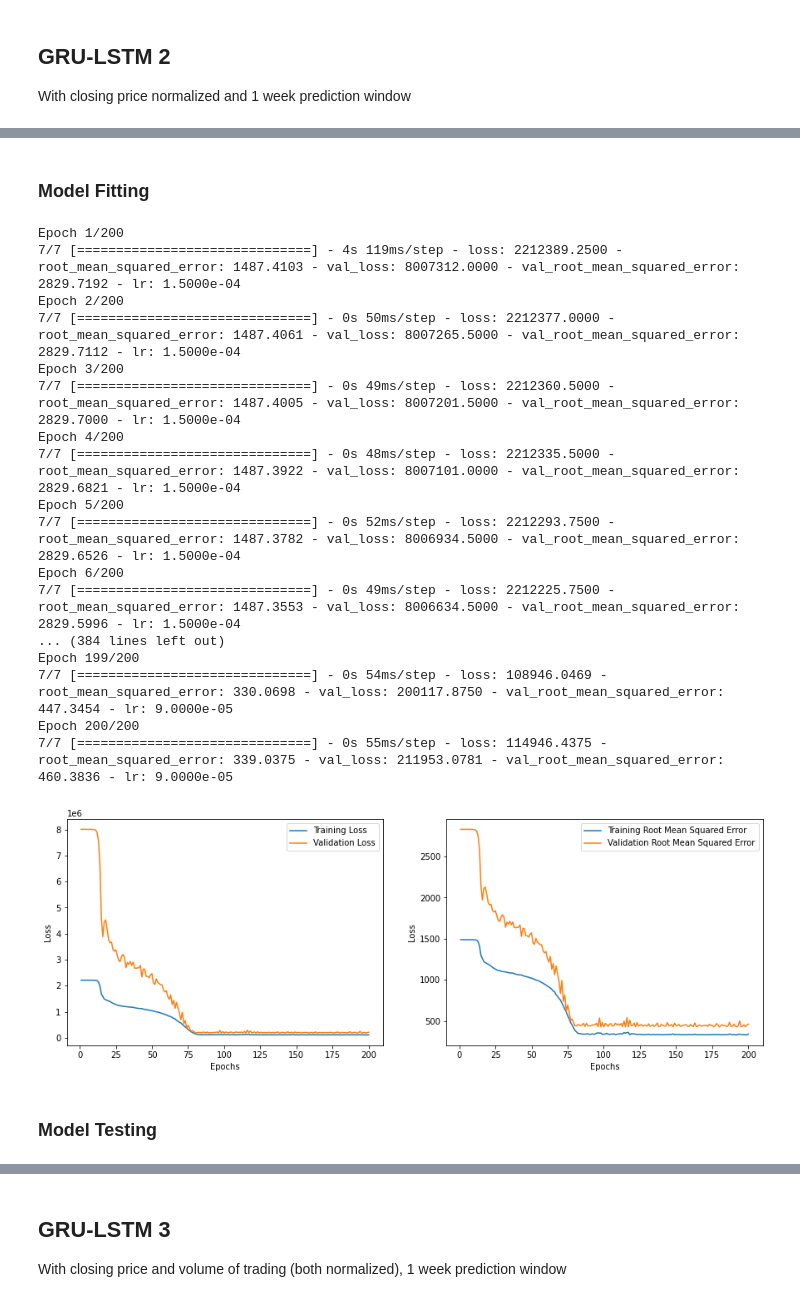
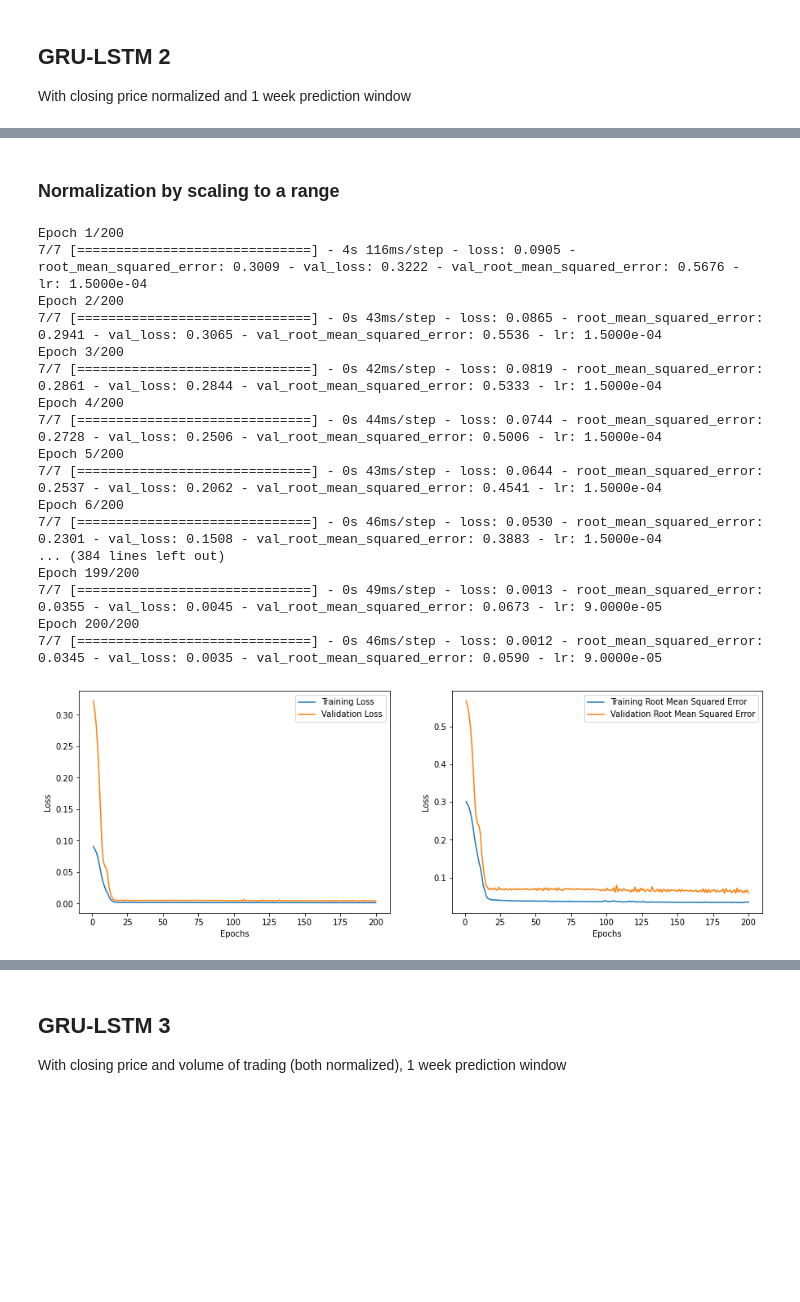
Before and after one commit to Ilia-Gershen/TYP-project, a Jupyter notebook: DeepLearningModelGRU_LSTM.ipynb, the cells around one changed output, grey strips where cells are left out. Cells and saved outputs as stored; diff of their text form; code cells hidden in the pictures; blank space fills up the shorter version.

```diff
--- a/DeepLearningModelGRU_LSTM.ipynb
+++ b/DeepLearningModelGRU_LSTM.ipynb
@@ -479,3 +472,5 @@ _________________________________________________________________
+# %% [markdown]
+### Normalization by scaling to a range
 # %%
 def scheduler(epoch):
   if epoch <= 125:
@@ -486,59 +481,31 @@ def scheduler(epoch):
   return lrate
 
 callback = tf.keras.callbacks.LearningRateScheduler(scheduler)
-# %% [markdown]
-### Model Fitting
-# %%
-ETH_Model = Model()
-ETH_Model.compile(optimizer = tf.keras.optimizers.Adam(), loss = 'mse', metrics = tf.keras.metrics.RootMeanSquaredError())
-ETH_hist = ETH_Model.fit(ETH_Train_X, ETH_Train_Y, epochs = 200, validation_data = (ETH_Val_X, ETH_Val_Y), callbacks = [callback])
-#plotting
-historyDict = ETH_hist.history
-
-loss = historyDict["loss"]
-root_mean_squared_error = historyDict["root_mean_squared_error"]
-valLoss = historyDict["val_loss"]
-val_root_mean_squared_error = historyDict["val_root_mean_squared_error"]
-
-epochs = range(1, len(loss) + 1)
-
-fig, (ax1, ax2) = plt.subplots(1, 2)
-
-fig.set_figheight(5)
-fig.set_figwidth(15)
-
-ax1.plot(epochs, loss, label = 'Training Loss')
-ax1.plot(epochs, valLoss, label = 'Validation Loss')
-ax1.set(xlabel = "Epochs", ylabel = "Loss")
-ax1.legend()
-
-ax2.plot(epochs, root_mean_squared_error, label = "Training Root Mean Squared Error")
-ax2.plot(epochs, val_root_mean_squared_error, label = "Validation Root Mean Squared Error")
-ax2.set(xlabel = "Epochs", ylabel = "Loss")
-ax2.legend()
-
-plt.show()
-# %% [output]
-Epoch 1/200
-7/7 [==============================] - 4s 119ms/step - loss: 2212389.2500 - root_mean_squared_error: 1487.4103 - val_loss: 8007312.0000 - val_root_mean_squared_error: 2829.7192 - lr: 1.5000e-04
-Epoch 2/200
-7/7 [==============================] - 0s 50ms/step - loss: 2212377.0000 - root_mean_squared_error: 1487.4061 - val_loss: 8007265.5000 - val_root_mean_squared_error: 2829.7112 - lr: 1.5000e-04
-Epoch 3/200
-7/7 [==============================] - 0s 49ms/step - loss: 2212360.5000 - root_mean_squared_error: 1487.4005 - val_loss: 8007201.5000 - val_root_mean_squared_error: 2829.7000 - lr: 1.5000e-04
-Epoch 4/200
-7/7 [==============================] - 0s 48ms/step - loss: 2212335.5000 - root_mean_squared_error: 1487.3922 - val_loss: 8007101.0000 - val_root_mean_squared_error: 2829.6821 - lr: 1.5000e-04
-Epoch 5/200
-7/7 [==============================] - 0s 52ms/step - loss: 2212293.7500 - root_mean_squared_error: 1487.3782 - val_loss: 8006934.5000 - val_root_mean_squared_error: 2829.6526 - lr: 1.5000e-04
-Epoch 6/200
-7/7 [==============================] - 0s 49ms/step - loss: 2212225.7500 - root_mean_squared_error: 1487.3553 - val_loss: 8006634.5000 - val_root_mean_squared_error: 2829.5996 - lr: 1.5000e-04
-... (384 lines left out)
-Epoch 199/200
-7/7 [==============================] - 0s 54ms/step - loss: 108946.0469 - root_mean_squared_error: 330.0698 - val_loss: 200117.8750 - val_root_mean_squared_error: 447.3454 - lr: 9.0000e-05
-Epoch 200/200
-7/7 [==============================] - 0s 55ms/step - loss: 114946.4375 - root_mean_squared_error: 339.0375 - val_loss: 211953.0781 - val_root_mean_squared_error: 460.3836 - lr: 9.0000e-05
-[figure, removed]
-# %% [markdown]
-### Model Testing
+# %%
+ETH_Model = Model()
+ETH_Model.compile(optimizer = tf.keras.optimizers.Adam(), loss = 'mse', metrics = tf.keras.metrics.RootMeanSquaredError())
+ETH_hist = ETH_Model.fit(ETH_Train_X, ETH_Train_Y, epochs = 200, validation_data = (ETH_Val_X, ETH_Val_Y), callbacks = [callback])
+
+DrawingTrainAndValLoss(ETH_hist.history)
+# %% [output]
+Epoch 1/200
+7/7 [==============================] - 4s 116ms/step - loss: 0.0905 - root_mean_squared_error: 0.3009 - val_loss: 0.3222 - val_root_mean_squared_error: 0.5676 - lr: 1.5000e-04
+Epoch 2/200
+7/7 [==============================] - 0s 43ms/step - loss: 0.0865 - root_mean_squared_error: 0.2941 - val_loss: 0.3065 - val_root_mean_squared_error: 0.5536 - lr: 1.5000e-04
+Epoch 3/200
+7/7 [==============================] - 0s 42ms/step - loss: 0.0819 - root_mean_squared_error: 0.2861 - val_loss: 0.2844 - val_root_mean_squared_error: 0.5333 - lr: 1.5000e-04
+Epoch 4/200
+7/7 [==============================] - 0s 44ms/step - loss: 0.0744 - root_mean_squared_error: 0.2728 - val_loss: 0.2506 - val_root_mean_squared_error: 0.5006 - lr: 1.5000e-04
+Epoch 5/200
+7/7 [==============================] - 0s 43ms/step - loss: 0.0644 - root_mean_squared_error: 0.2537 - val_loss: 0.2062 - val_root_mean_squared_error: 0.4541 - lr: 1.5000e-04
+Epoch 6/200
+7/7 [==============================] - 0s 46ms/step - loss: 0.0530 - root_mean_squared_error: 0.2301 - val_loss: 0.1508 - val_root_mean_squared_error: 0.3883 - lr: 1.5000e-04
+... (384 lines left out)
+Epoch 199/200
+7/7 [==============================] - 0s 49ms/step - loss: 0.0013 - root_mean_squared_error: 0.0355 - val_loss: 0.0045 - val_root_mean_squared_error: 0.0673 - lr: 9.0000e-05
+Epoch 200/200
+7/7 [==============================] - 0s 46ms/step - loss: 0.0012 - root_mean_squared_error: 0.0345 - val_loss: 0.0035 - val_root_mean_squared_error: 0.0590 - lr: 9.0000e-05
+[figure, added]
 # %%
 ETH_prediction = ETH_Model.predict(ETH_Test_X)
 
```
Also changed, not shown: parts of 36 cells of this notebook.
